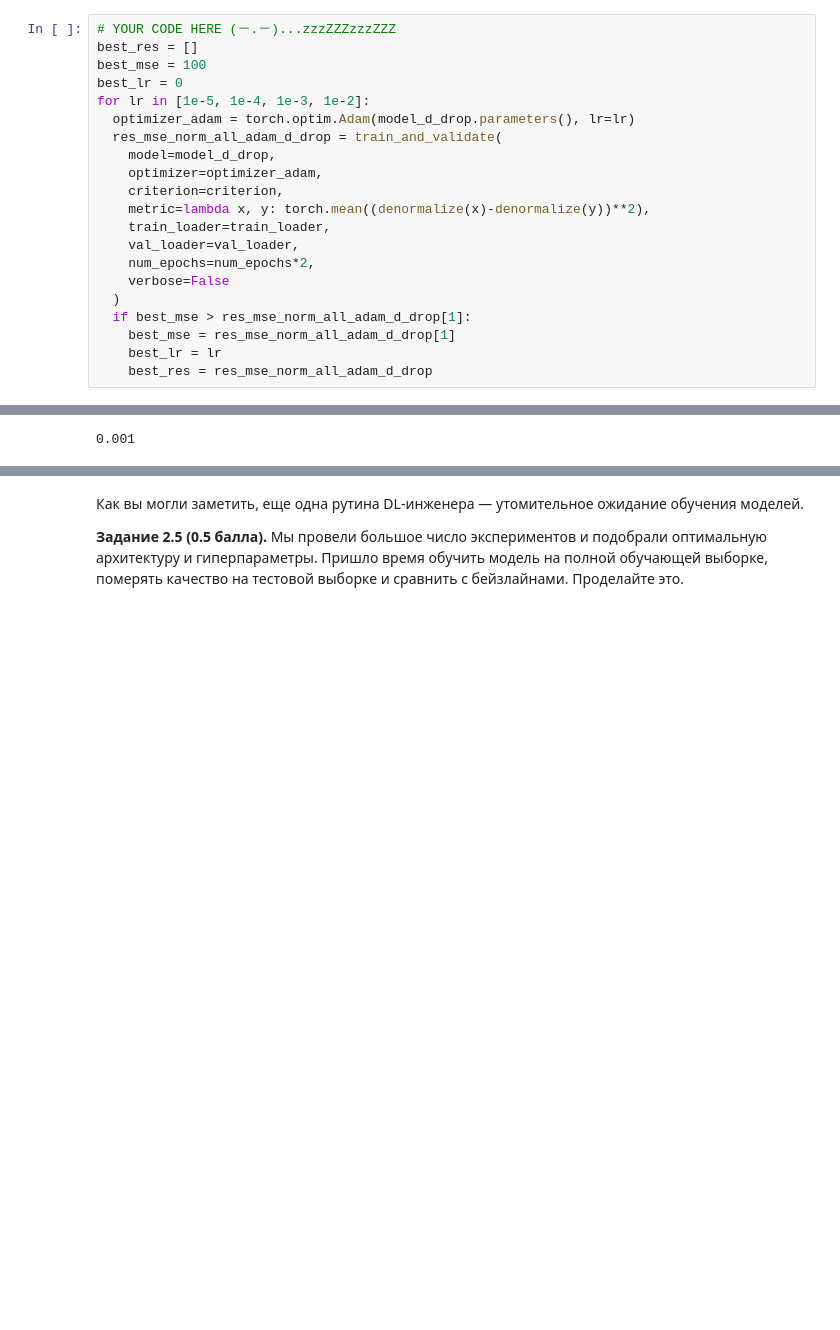
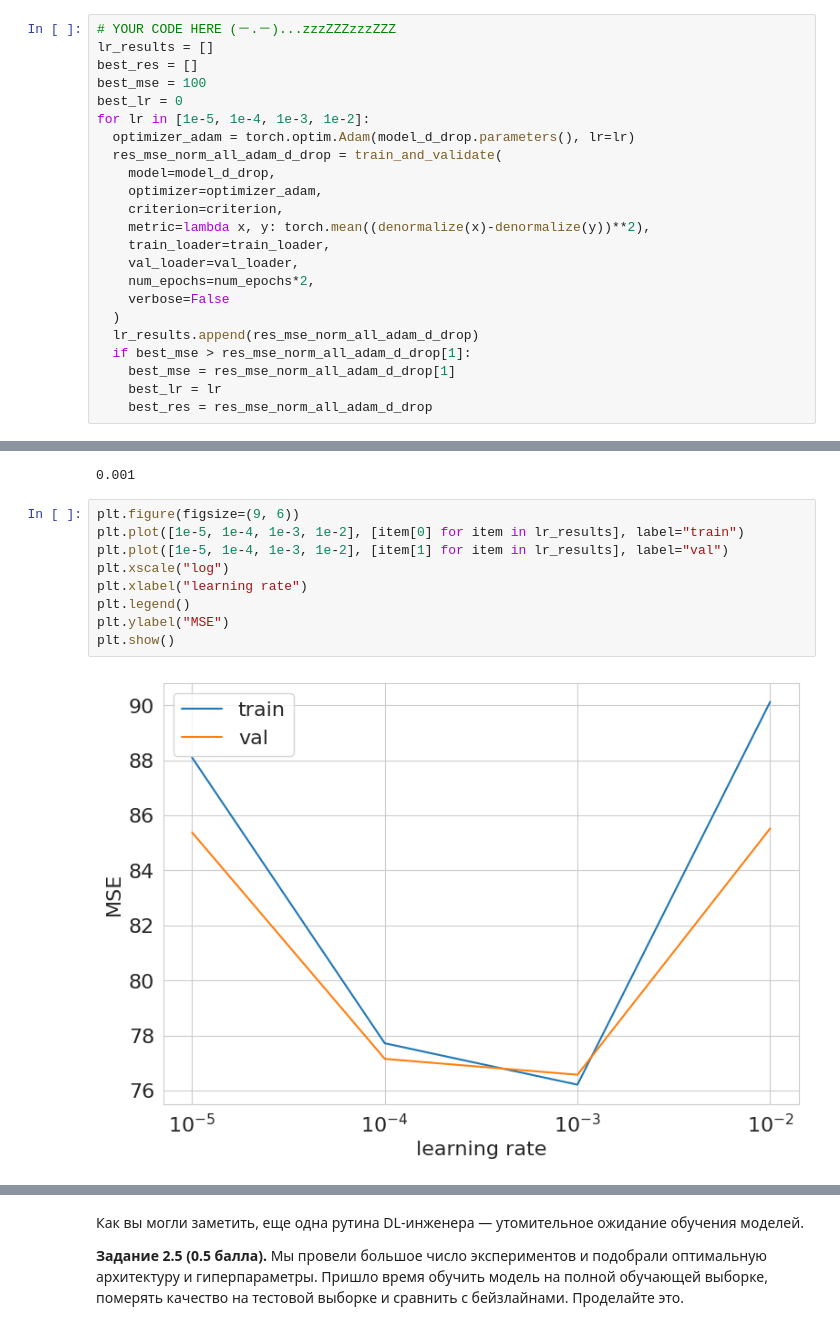
Before and after one commit to MoiseevRoman/dl-course-hse-masters, a Jupyter notebook: homeworks/HW1/HW1_Light.ipynb, the cells around one changed output, grey strips where cells are left out. Saved outputs shown, nothing was run; the diff lists cells and outputs as text; blank space fills up the shorter version.

```diff
--- a/homeworks/HW1/HW1_Light.ipynb
+++ b/homeworks/HW1/HW1_Light.ipynb
@@ -707,6 +716,7 @@ Validation MSE: 76.913
 Постройте графики зависимости MSE на трейне и на валидации от значений параметров. Прокомментируйте получившиеся зависимости.
 # %%
 # YOUR CODE HERE (－.－)...zzzZZZzzzZZZ
+lr_results = []
 best_res = []
 best_mse = 100
 best_lr = 0
@@ -722,6 +732,7 @@ for lr in [1e-5, 1e-4, 1e-3, 1e-2]:
     num_epochs=num_epochs*2,
     verbose=False
   )
+  lr_results.append(res_mse_norm_all_adam_d_drop)
   if best_mse > res_mse_norm_all_adam_d_drop[1]:
     best_mse = res_mse_norm_all_adam_d_drop[1]
     best_lr = lr
@@ -734,4 +745,15 @@ best_res
 best_lr
 # %% [output]
 0.001
+# %%
+plt.figure(figsize=(9, 6))
+plt.plot([1e-5, 1e-4, 1e-3, 1e-2], [item[0] for item in lr_results], label="train")
+plt.plot([1e-5, 1e-4, 1e-3, 1e-2], [item[1] for item in lr_results], label="val")
+plt.xscale("log")
+plt.xlabel("learning rate")
+plt.legend()
+plt.ylabel("MSE")
+plt.show()
+# %% [output]
+[figure, added]
 # %%
```
Also changed, not shown: parts of 10 cells of this notebook.
